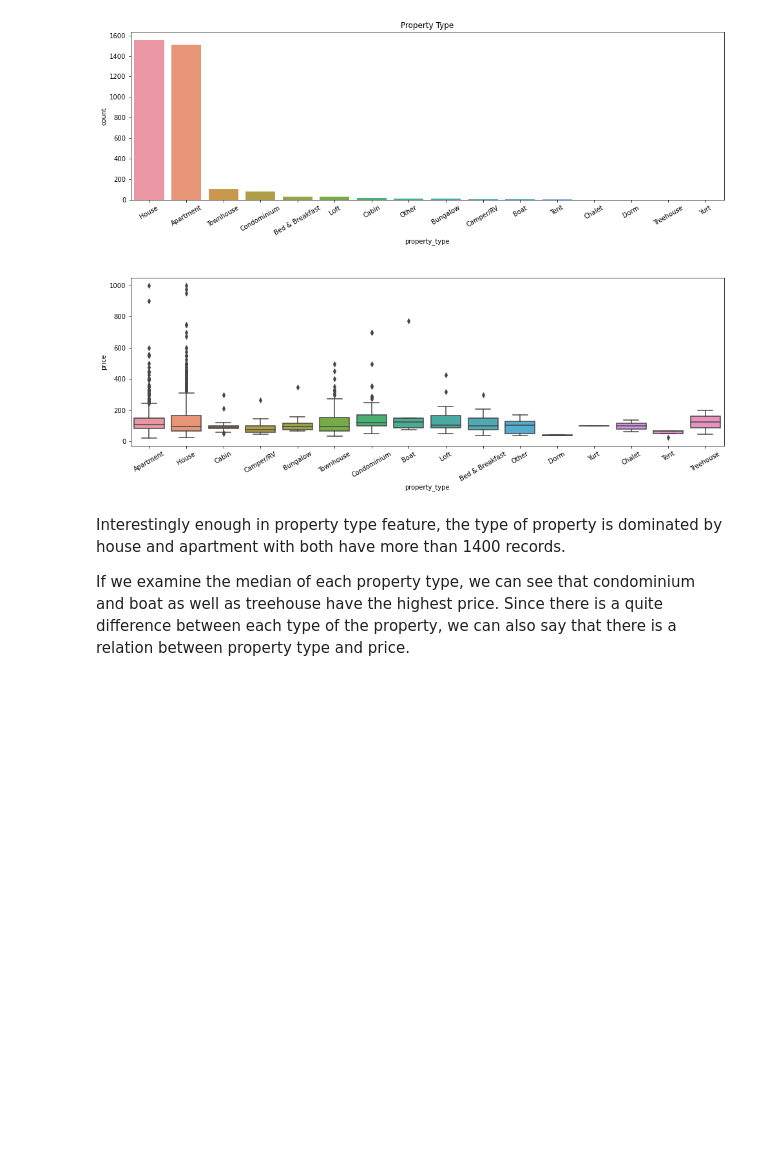
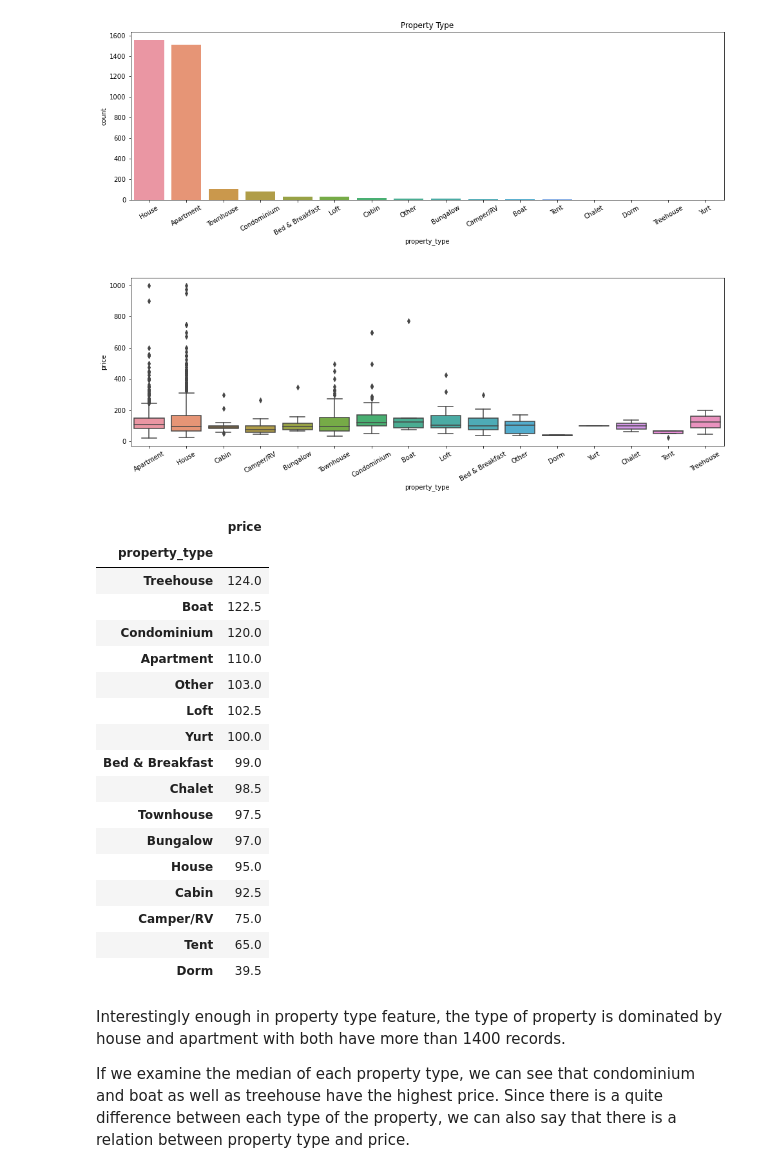
Before and after one commit to fuza-ail/Seattle-Airbnb-data-analysis, a Jupyter notebook: seattle.ipynb, the cells around one changed output. Drawn from its saved outputs; the diff is of its cells as text; code cells hidden in the pictures; blank space fills up the shorter version.

```diff
--- a/seattle.ipynb
+++ b/seattle.ipynb
@@ -216,6 +238,27 @@ prop.tick_params(axis='x',rotation=30)
 # prop.set_title('Property Type')
 # %% [output]
 [figure]
+# %%
+df.groupby('property_type').median()[['price']].sort_values('price', ascending=False)
+# %% [output]
+|  | price |
+| property_type |  |
+| Treehouse | 124.0 |
+| Boat | 122.5 |
+| Condominium | 120.0 |
+| Apartment | 110.0 |
+| Other | 103.0 |
+| Loft | 102.5 |
+| Yurt | 100.0 |
+| Bed & Breakfast | 99.0 |
+| Chalet | 98.5 |
+| Townhouse | 97.5 |
+| Bungalow | 97.0 |
+| House | 95.0 |
+| Cabin | 92.5 |
+| Camper/RV | 75.0 |
+| Tent | 65.0 |
+| Dorm | 39.5 |
 # %% [markdown]
 Interestingly enough in property type feature, the type of property is dominated by house and apartment with both have more than 1400 records.
 
```
Also changed, not shown: parts of 3 cells of this notebook, 10 other files.
